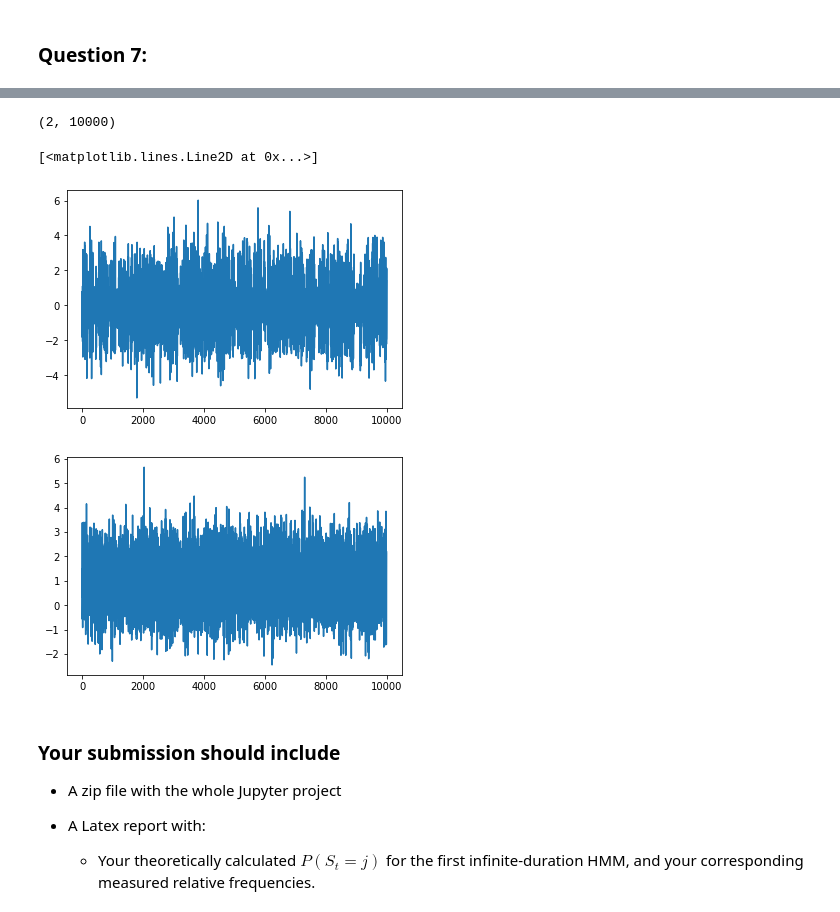
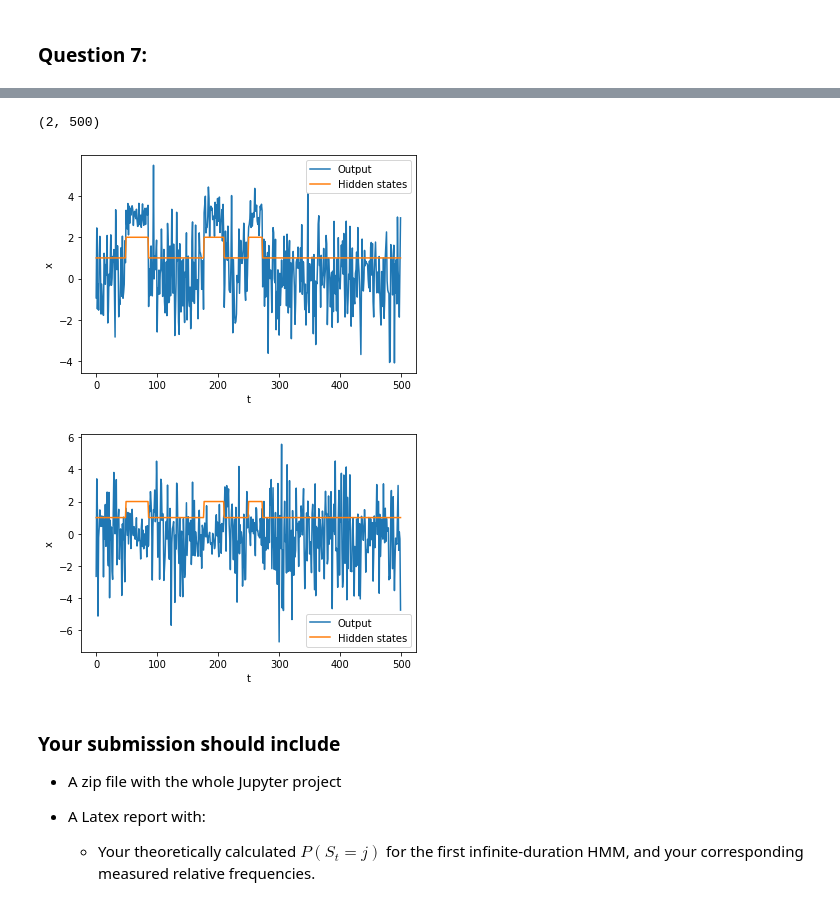
Before and after one commit to serkanardaa/Pattern-Assignment1, a Jupyter notebook: EQ2341_Assignment_1.ipynb, the cells around one changed output, grey strips where cells are left out. Saved outputs shown, nothing was run; the diff lists cells and outputs as text; code cells hidden in the pictures.

Commit message:
Added test to Q7, fixed some plots

```diff
--- a/EQ2341_Assignment_1.ipynb
+++ b/EQ2341_Assignment_1.ipynb
@@ -292,33 +300,44 @@ plt.plot( x[4] )
 # %%
 # Two-dimensional and non-diagonal covariance matrix
 
 q = np.array( [ 0.75, 0.25 ] )
 A = np.array( [ [ 0.99, 0.01 ], [ 0.03, 0.97 ] ] )
 mc = MarkovChain(q,A)
 
-g1 = GaussD( means=[0,1], cov = np.array([[2,0],[0,1]]) )   # Distribution for state = 1
-g2 = GaussD( means=[0,1], stdevs=[0.5,0.8] )   # Distribution for state = 2
+g1 = GaussD( means=[0,0], cov = np.array([[2,1],[1,4]]) )   # Distribution for state = 1
+g2 = GaussD( means=[3,0], stdevs=[0.5,0.8] )   # Distribution for state = 2
 h  = HMM( mc, [g1, g2])                # The HMM
 
 # Generate an output sequence
-x,s = h.rand( 10000 )
+x,s = h.rand( 500 )
 
 s = s + 1 # since our code outputs j = 0,1 not j = 1,2
 
 print(x.shape)
 
 plt.figure(1)
-plt.plot(x[0])
+plt.plot( x[0] )
+plt.plot( s )
+#plt.axhline(y = 6, color = 'r', linestyle = '--')
+plt.ylabel("x")
+plt.xlabel("t")
+plt.legend(['Output', 'Hidden states', 'Mean'])
+plt.savefig('Q7_3.png', bbox_inches='tight', dpi = 300)
 
 plt.figure(2)
-plt.plot(x[1])
+plt.plot( x[1] )
+plt.plot( s )
+#plt.axhline(y = 6, color = 'r', linestyle = '--')
+plt.ylabel("x")
+plt.xlabel("t")
+plt.legend(['Output', 'Hidden states'])
+plt.savefig('Q7_4.png', bbox_inches='tight', dpi = 300)
 
 # Verification?
 # %% [output]
-(2, 10000)
+(2, 500)
-[<matplotlib.lines.Line2D at 0x...>]
-[figure, old version]
+[figure, new version]
-[figure, old version]
+[figure, new version]
 # %% [markdown]
 ### Your submission should include
 
```
Also changed, not shown: parts of 8 cells of this notebook.
